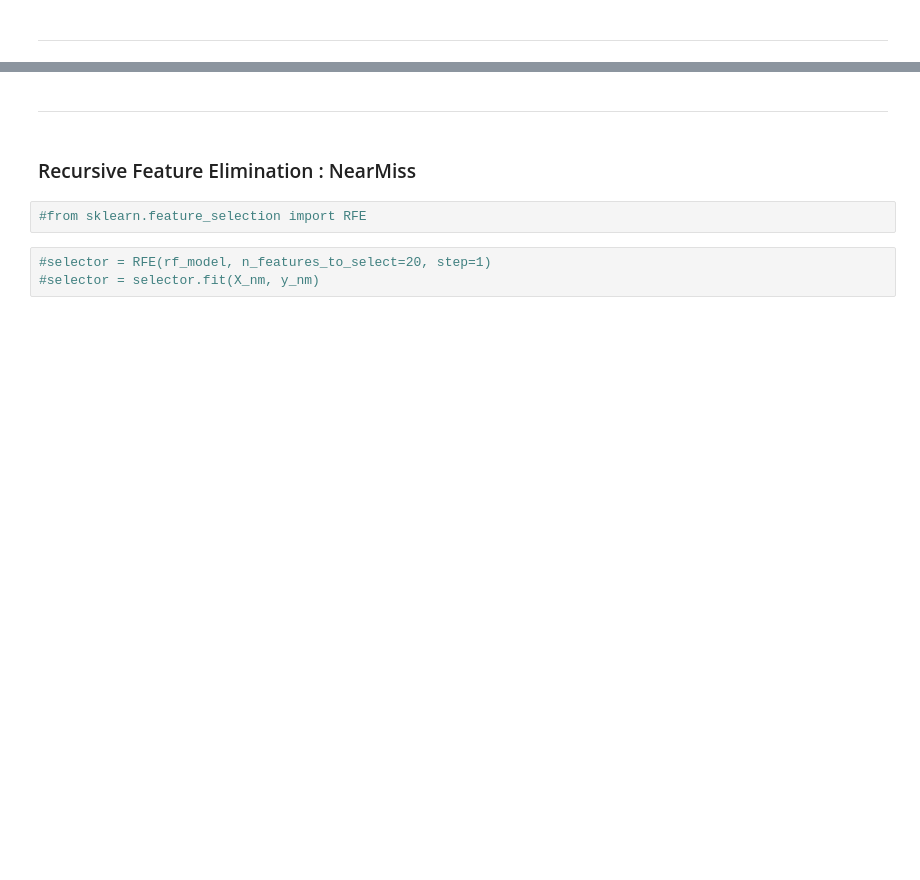
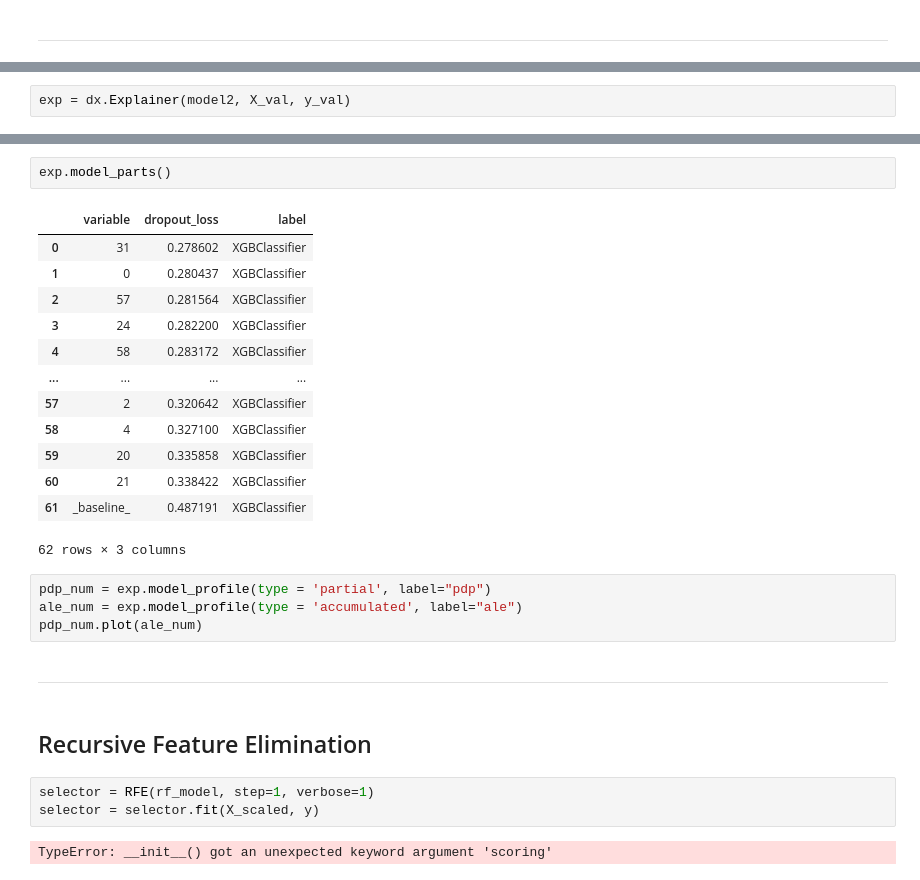
Before and after one commit to eltarr-kawther/Credit-Scoring, a Jupyter notebook: Notebooks/FeatureSelection.ipynb, the cells around one changed output, grey strips where cells are left out. Drawn from its saved outputs; the diff is of its cells as text; blank space fills up the shorter version.

```diff
--- a/Notebooks/FeatureSelection.ipynb
+++ b/Notebooks/FeatureSelection.ipynb
@@ -382,0 +404,2 @@ weighted avg       0.68      0.68      0.68     12413
+# %%
+exp = dx.Explainer(model2, X_val, y_val)
@@ -383,9 +424,29 @@ weighted avg       0.68      0.68      0.68     12413
+# %%
+exp.model_parts()
+# %% [output]
+|  | variable | dropout_loss | label |
+| 0 | 31 | 0.278602 | XGBClassifier |
+| 1 | 0 | 0.280437 | XGBClassifier |
+| 2 | 57 | 0.281564 | XGBClassifier |
+| 3 | 24 | 0.282200 | XGBClassifier |
+| 4 | 58 | 0.283172 | XGBClassifier |
+| ... | ... | ... | ... |
+| 57 | 2 | 0.320642 | XGBClassifier |
+| 58 | 4 | 0.327100 | XGBClassifier |
+| 59 | 20 | 0.335858 | XGBClassifier |
+| 60 | 21 | 0.338422 | XGBClassifier |
+| 61 | _baseline_ | 0.487191 | XGBClassifier |
+62 rows × 3 columns
+# %%
+pdp_num = exp.model_profile(type = 'partial', label="pdp")
+ale_num = exp.model_profile(type = 'accumulated', label="ale")
+pdp_num.plot(ale_num)
 # %% [markdown]
 --------------------------------------------------------------------------------
 # %% [markdown]
-### Recursive Feature Elimination : NearMiss
+## Recursive Feature Elimination
-# %%
-#from sklearn.feature_selection import RFE
 # %%
-#selector = RFE(rf_model, n_features_to_select=20, step=1)
-#selector = selector.fit(X_nm, y_nm)
+selector = RFE(rf_model, step=1, verbose=1)
+selector = selector.fit(X_scaled, y)
+# %% [output]
+TypeError: __init__() got an unexpected keyword argument 'scoring'
```
Also changed, not shown: parts of 66 cells of this notebook.
